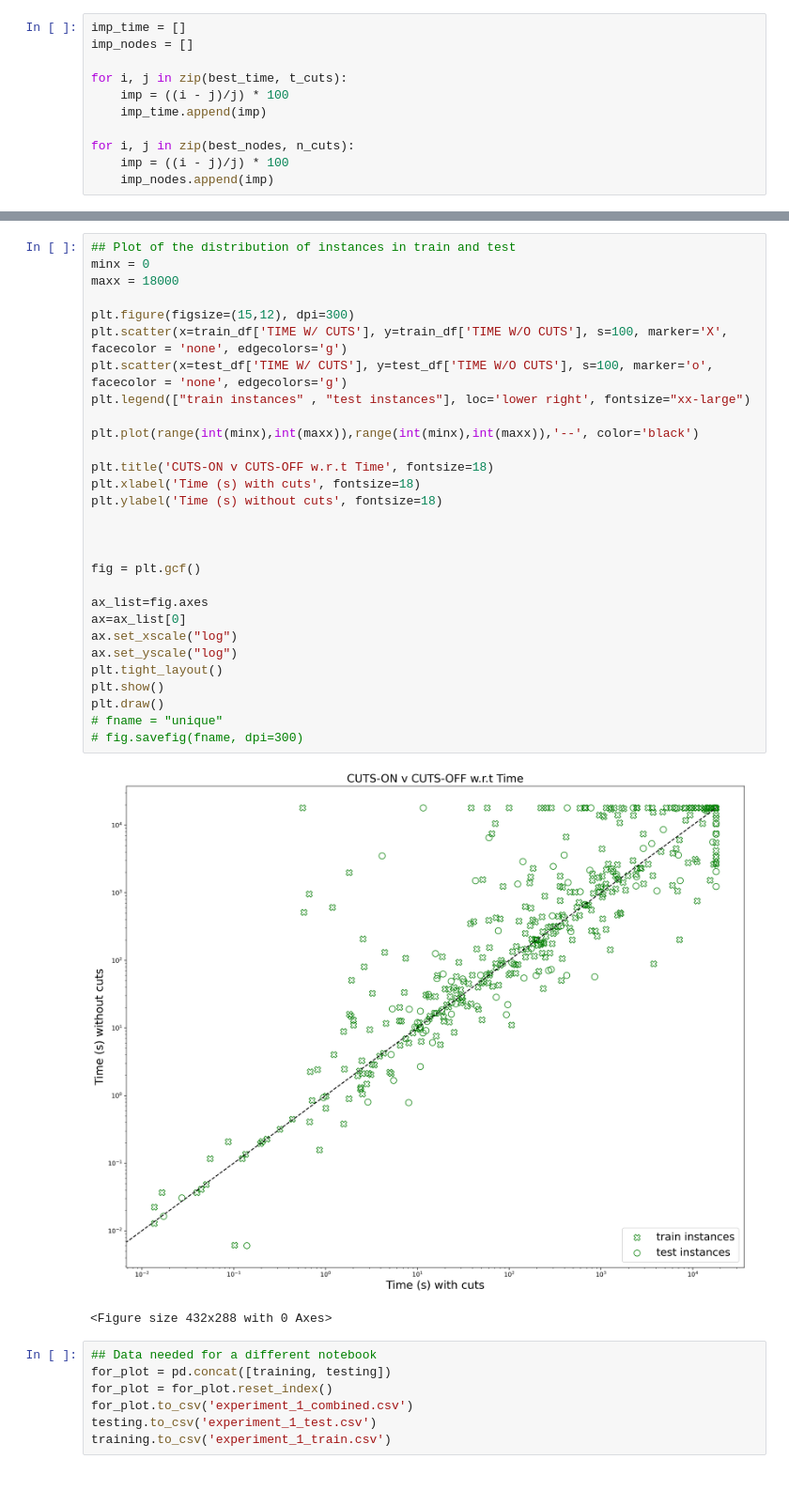
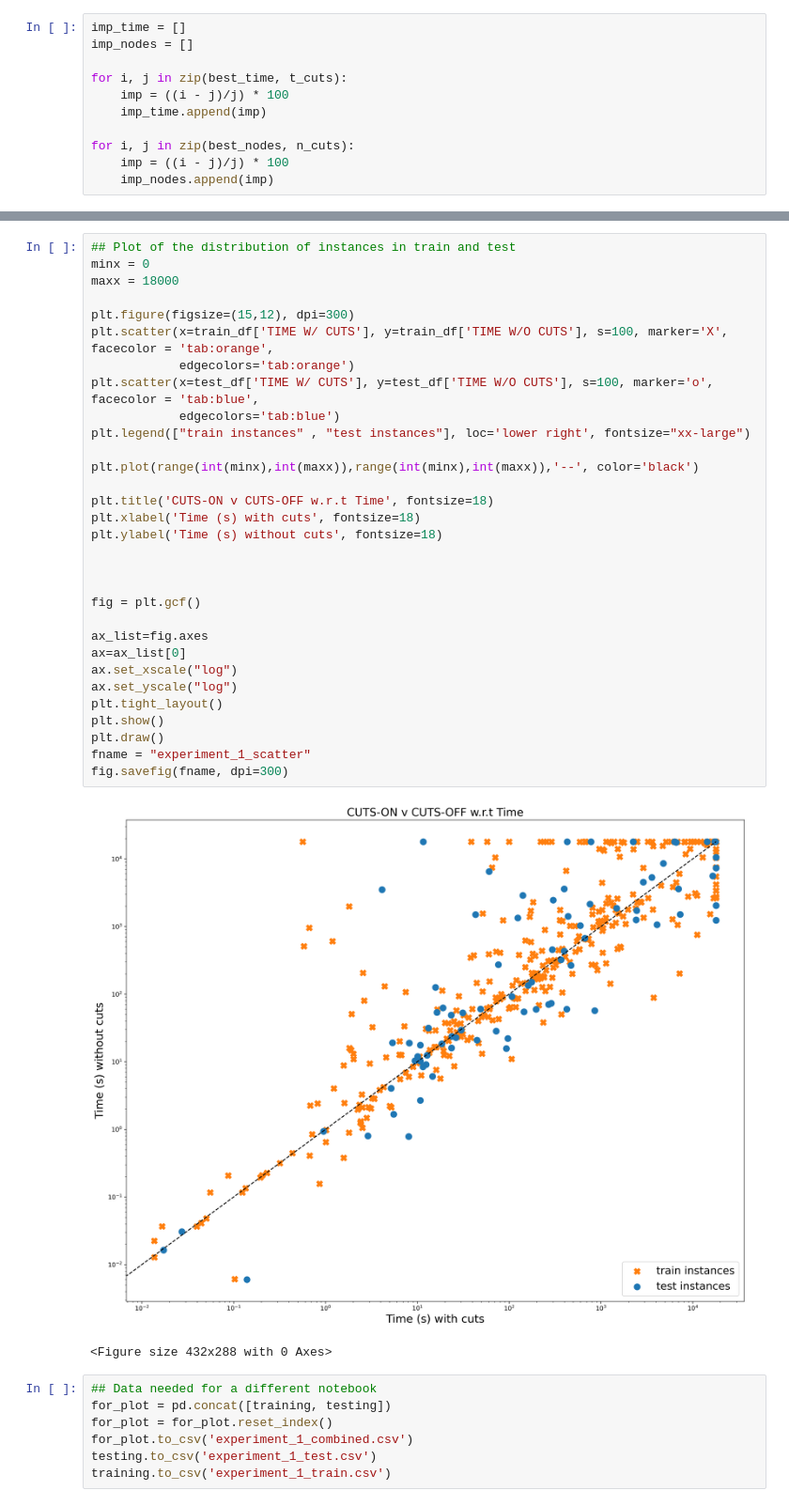
Before and after one commit to ambareeshvaidya/cp_outcome, a Jupyter notebook: new analysis/Experiment 1.ipynb, the cells around one changed output, grey strips where cells are left out. Shown at 94% size. Saved outputs shown, nothing was run; the diff lists cells and outputs as text.

```diff
--- a/new analysis/Experiment 1.ipynb
+++ b/new analysis/Experiment 1.ipynb
@@ -1083,34 +1083,36 @@ train_test_df
 # %%
 ## Plot of the distribution of instances in train and test
 minx = 0
 maxx = 18000
 
 plt.figure(figsize=(15,12), dpi=300)
-plt.scatter(x=train_df['TIME W/ CUTS'], y=train_df['TIME W/O CUTS'], s=100, marker='X', facecolor = 'none', edgecolors='g')
-plt.scatter(x=test_df['TIME W/ CUTS'], y=test_df['TIME W/O CUTS'], s=100, marker='o', facecolor = 'none', edgecolors='g')
+plt.scatter(x=train_df['TIME W/ CUTS'], y=train_df['TIME W/O CUTS'], s=100, marker='X', facecolor = 'tab:orange',
+            edgecolors='tab:orange')
+plt.scatter(x=test_df['TIME W/ CUTS'], y=test_df['TIME W/O CUTS'], s=100, marker='o', facecolor = 'tab:blue',
+            edgecolors='tab:blue')
 plt.legend(["train instances" , "test instances"], loc='lower right', fontsize="xx-large")
 
 plt.plot(range(int(minx),int(maxx)),range(int(minx),int(maxx)),'--', color='black')
 
 plt.title('CUTS-ON v CUTS-OFF w.r.t Time', fontsize=18)
 plt.xlabel('Time (s) with cuts', fontsize=18)
 plt.ylabel('Time (s) without cuts', fontsize=18)
 
 
 
 fig = plt.gcf()
 
 ax_list=fig.axes
 ax=ax_list[0]
 ax.set_xscale("log")
 ax.set_yscale("log")
 plt.tight_layout()
 plt.show()
 plt.draw()
-# fname = "unique"
-# fig.savefig(fname, dpi=300)
+fname = "experiment_1_scatter"
+fig.savefig(fname, dpi=300)
 # %% [output]
-[figure, old version]
+[figure, new version]
 <Figure size 432x288 with 0 Axes>
 # %%
 ## Data needed for a different notebook
```
Also changed, not shown: 8 other files.
